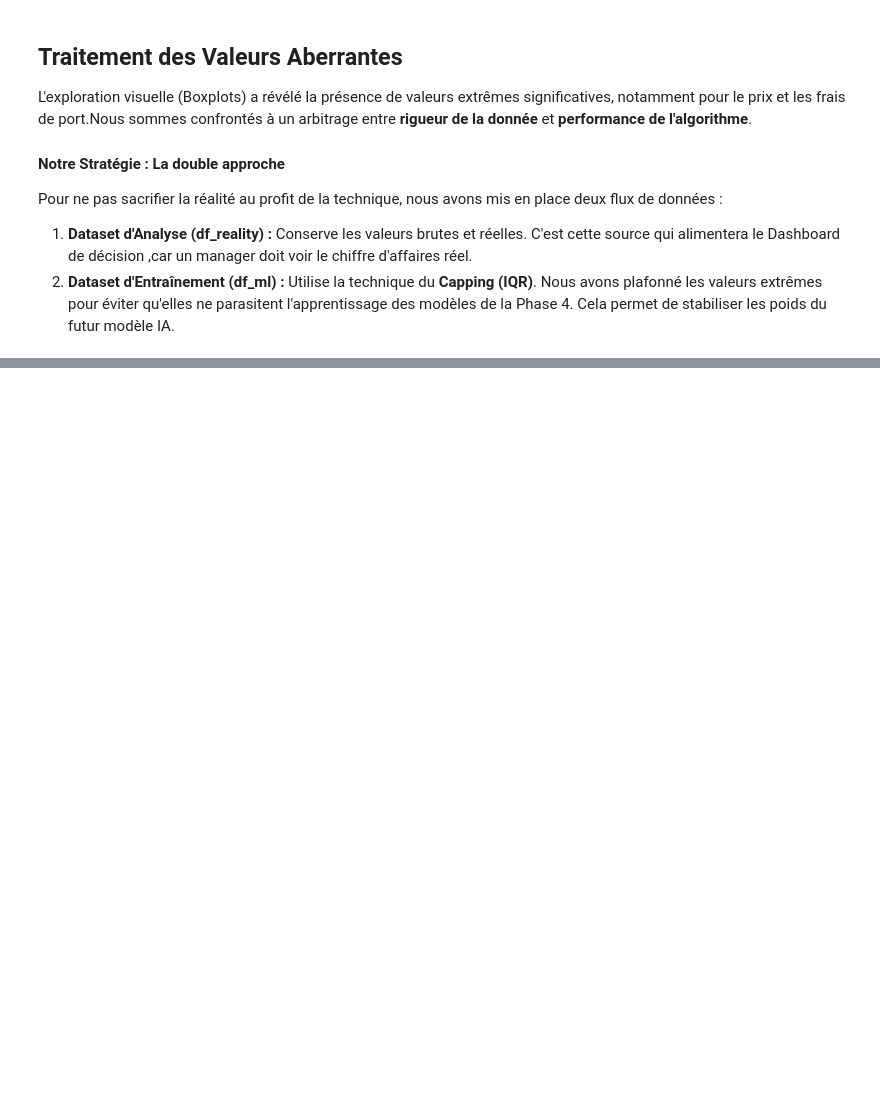
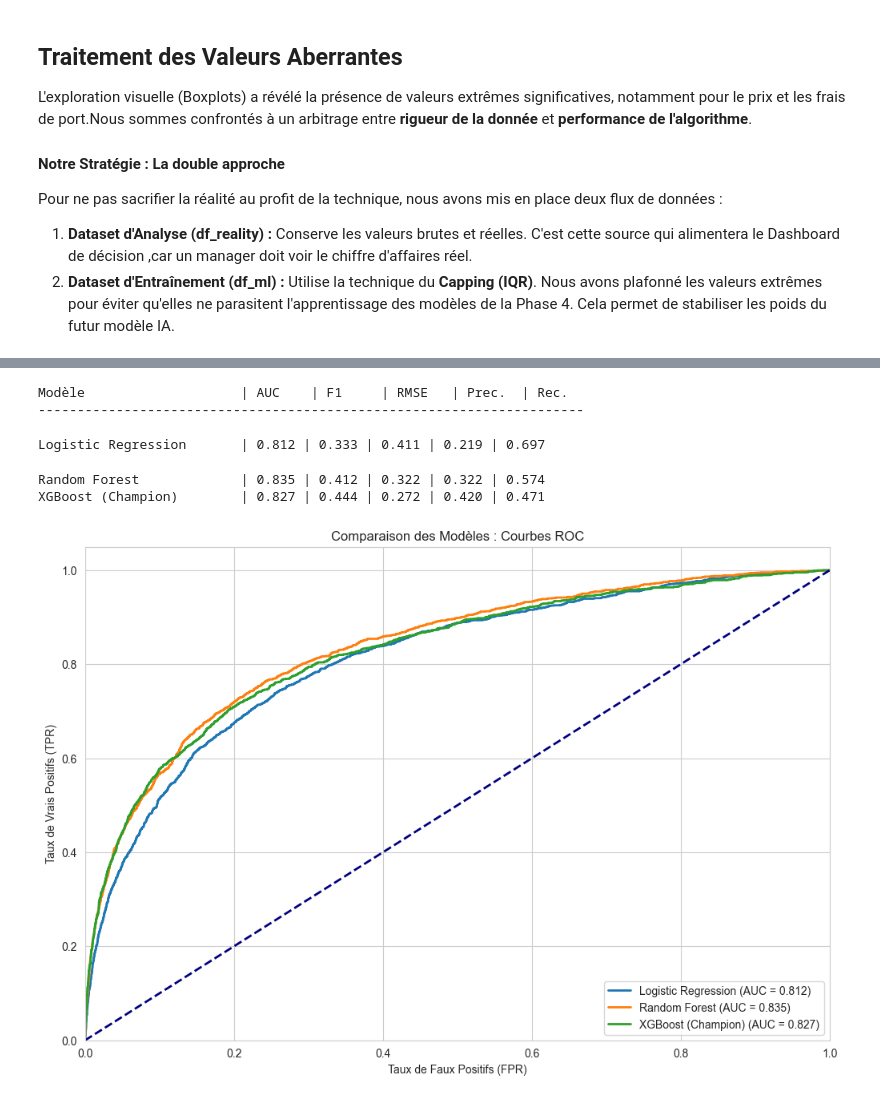
Before and after one commit to brahimhatim265/DATA-DRIVEN-DECISION-MAKING, a Jupyter notebook: notebooks/Brahim.ipynb, the cells around one changed output, grey strips where cells are left out. Saved outputs shown, nothing was run; the diff lists cells and outputs as text; code cells hidden in the pictures; blank space fills up the shorter version.

```diff
--- a/notebooks/Brahim.ipynb
+++ b/notebooks/Brahim.ipynb
@@ -533,0 +718,16 @@ Pour ne pas sacrifier la réalité au profit de la technique, nous avons mis en
+# %%
+#RANDOM FOREST
+from imblearn.over_sampling import SMOTE
+from sklearn.ensemble import RandomForestClassifier
+from sklearn.metrics import classification_report
+smote = SMOTE(random_state=42)
+X_train_sm, y_train_sm = smote.fit_resample(X_train, y_train)
+
+rf_model = RandomForestClassifier(n_estimators=150, max_depth=12, random_state=42, n_jobs=-1)
+rf_model.fit(X_train_sm, y_train_sm)
+
+y_pred_rf = rf_model.predict(X_test)
+
+print("RANDOM FOREST ")
+print("-" * 45)
+print(classification_report(y_test, y_pred_rf))
@@ -533,0 +856,39 @@ Pour ne pas sacrifier la réalité au profit de la technique, nous avons mis en
+# %%
+from sklearn.metrics import roc_curve, auc, mean_squared_error, f1_score, precision_score, recall_score
+
+models = {
+    "Logistic Regression": log_reg_balanced,
+    "Random Forest": rf_model,
+    "XGBoost (Champion)": best_model
+}
+
+plt.figure(figsize=(12, 8))
+print(f"{'Modèle':<25} | {'AUC':<6} | {'F1':<6} | {'RMSE':<6} | {'Prec.':<6} | {'Rec.':<6}")
+print("-" * 70)
+
+for name, model in models.items():
+    y_prob = model.predict_proba(X_test_scaled)[:, 1]
+    y_pred = (y_prob >= 0.5).astype(int)
+    fpr, tpr, _ = roc_curve(y_test, y_prob)
+    roc_auc = auc(fpr, tpr)
+    f1 = f1_score(y_test, y_pred)
+    rmse = np.sqrt(mean_squared_error(y_test, y_prob))
+    prec = precision_score(y_test, y_pred)
+    rec = recall_score(y_test, y_pred)
+    print(f"{name:<25} | {roc_auc:.3f} | {f1:.3f} | {rmse:.3f} | {prec:.3f} | {rec:.3f}")
+    plt.plot(fpr, tpr, lw=2, label=f'{name} (AUC = {roc_auc:.3f})')
+plt.plot([0, 1], [0, 1], color='navy', lw=2, linestyle='--')
+plt.xlim([0.0, 1.0])
+plt.ylim([0.0, 1.05])
+plt.xlabel('Taux de Faux Positifs (FPR)')
+plt.ylabel('Taux de Vrais Positifs (TPR)')
+plt.title('Comparaison des Modèles : Courbes ROC')
+plt.legend(loc="lower right")
+plt.show()
+# %% [output]
+Modèle                    | AUC    | F1     | RMSE   | Prec.  | Rec.
+----------------------------------------------------------------------
+Logistic Regression       | 0.812 | 0.333 | 0.411 | 0.219 | 0.697
+Random Forest             | 0.835 | 0.412 | 0.322 | 0.322 | 0.574
+XGBoost (Champion)        | 0.827 | 0.444 | 0.272 | 0.420 | 0.471
+[figure, added]
```
Also changed, not shown: parts of 21 cells of this notebook, 2 other files.
